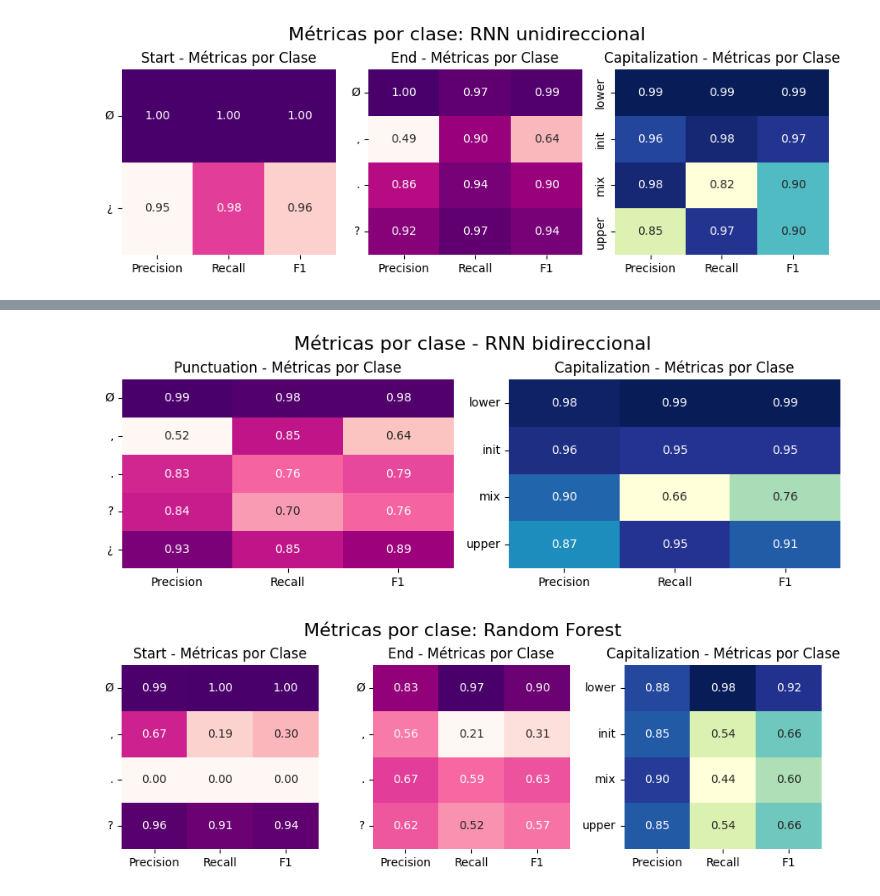
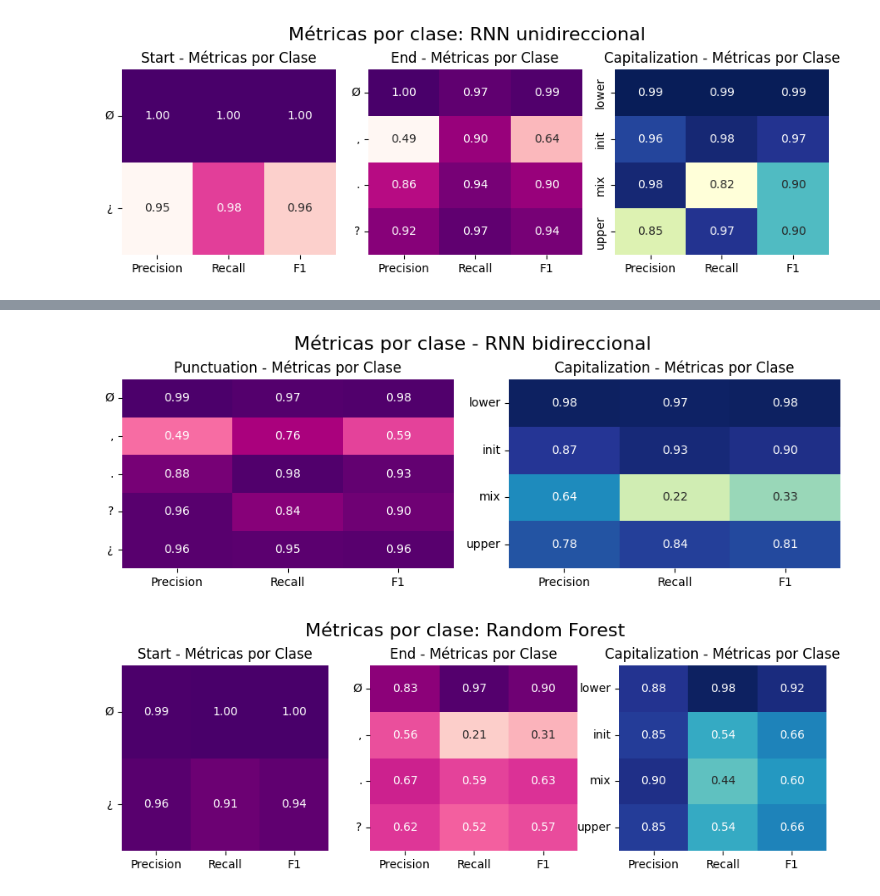
Before and after one commit to malualamo/Puntuacion-Capitalizacion, a Jupyter notebook: utils/Data_analysis.ipynb, the cells around one changed output, grey strips where cells are left out. Drawn from its saved outputs; the diff is of its cells as text; code cells hidden in the pictures.

```diff
--- a/utils/Data_analysis.ipynb
+++ b/utils/Data_analysis.ipynb
@@ -263,18 +371,18 @@ import pandas as pd
 
 # Datos del classification report (solo por clase, sin promedios ni accuracy general)
 punctuation_data = {
-    'Ø':   [0.99, 0.98, 0.98],
-    ',':   [0.52, 0.85, 0.64],
-    '.':   [0.83, 0.76, 0.79],
-    '?':   [0.84, 0.70, 0.76],
-    '¿':   [0.93, 0.85, 0.89]
+    'Ø':   [0.99, 0.97, 0.98],
+    ',':   [0.49, 0.76, 0.59],
+    '.':   [0.88, 0.98, 0.93],
+    '?':   [0.96, 0.84, 0.90],
+    '¿':   [0.96, 0.95, 0.96]
 }
 
 capitalization_data = {
-    'lower': [0.98, 0.99, 0.99],
-    'init':  [0.96, 0.95, 0.95],
-    'mix':   [0.90, 0.66, 0.76],
-    'upper': [0.87, 0.95, 0.91]
+    'lower': [0.98, 0.97, 0.98],
+    'init':  [0.87, 0.93, 0.90],
+    'mix':   [0.64, 0.22, 0.33],
+    'upper': [0.78, 0.84, 0.81]
 }
 
 # Convertir a DataFrames
@@ -285,12 +393,14 @@ df_cap   = pd.DataFrame(capitalization_data, index=['Precision', 'Recall', 'F1']
 fig, axes = plt.subplots(1, 2, figsize=(9, 3))
 
 # Heatmap Punctuation
-sns.heatmap(df_punct, annot=True, cmap='RdPu', fmt=".2f", cbar=False, ax=axes[0])
+sns.heatmap(df_punct, annot=True, cmap='RdPu', fmt=".2f", cbar=False,
+            vmin=0, vmax=1, ax=axes[0])
 axes[0].set_title('Punctuation - Métricas por Clase')
 axes[0].set_yticklabels(axes[0].get_yticklabels(), rotation=0)
 
 # Heatmap Capitalization
-sns.heatmap(df_cap, annot=True, cmap='YlGnBu', fmt=".2f", cbar=False, ax=axes[1])
+sns.heatmap(df_cap, annot=True, cmap='YlGnBu', fmt=".2f", cbar=False,
+            vmin=0, vmax=1, ax=axes[1])
 axes[1].set_title('Capitalization - Métricas por Clase')
 axes[1].set_yticklabels(axes[1].get_yticklabels(), rotation=0)
 
@@ -299,7 +409,7 @@ plt.tight_layout()
 plt.suptitle('Métricas por clase - RNN bidireccional', fontsize=16, y=1.05)
 plt.show()
 # %% [output]
-[figure, old version]
+[figure, new version]
 # %%
 import matplotlib.pyplot as plt
 import seaborn as sns
@@ -325,38 +435,40 @@ ending_punct_data = {
 }
 
 starting_punct_data = {
     0: [0.99, 1.00, 1.00],
-    2: [0.67, 0.19, 0.30],
-    3: [0.00, 0.00, 0.00],
     4: [0.96, 0.91, 0.94]
 }
 
 # Reemplazar índices por etiquetas legibles
 df_cap = pd.DataFrame(capitalization_data, index=["Precision", "Recall", "F1"]).T.rename(index=cap_labels)
 df_end = pd.DataFrame(ending_punct_data, index=["Precision", "Recall", "F1"]).T.rename(index=punct_labels)
 df_start = pd.DataFrame(starting_punct_data, index=["Precision", "Recall", "F1"]).T.rename(index=punct_labels)
 
 # Crear figura
 fig, axes = plt.subplots(1, 3, figsize=(9, 3))
 
 # Ending punctuation
-sns.heatmap(df_end, annot=True, cmap='RdPu', fmt=".2f", cbar=False, ax=axes[1])
+sns.heatmap(df_end, annot=True, cmap='RdPu', fmt=".2f", cbar=False,
+            vmin=0, vmax=1, ax=axes[1])
 axes[1].set_title("End - Métricas por Clase")
 axes[1].set_yticklabels(axes[1].get_yticklabels(), rotation=0)
 
 # Starting punctuation
-sns.heatmap(df_start, annot=True, cmap='RdPu', fmt=".2f", cbar=False, ax=axes[0])
+sns.heatmap(df_start, annot=True, cmap='RdPu', fmt=".2f", cbar=False,
+            vmin=0, vmax=1, ax=axes[0])
 axes[0].set_title("Start - Métricas por Clase")
-axes[0].set_yticklabels(axes[1].get_yticklabels(), rotation=0)
+axes[0].set_yticklabels(axes[0].get_yticklabels(), rotation=0)
 
 # Capitalization
-sns.heatmap(df_cap, annot=True, cmap='YlGnBu', fmt=".2f", cbar=False, ax=axes[2])
+sns.heatmap(df_cap, annot=True, cmap='YlGnBu', fmt=".2f", cbar=False,
+            vmin=0, vmax=1, ax=axes[2])
 axes[2].set_title("Capitalization - Métricas por Clase")
 axes[2].set_yticklabels(axes[2].get_yticklabels(), rotation=0)
 
-# Layout general
+
 plt.tight_layout()
 plt.suptitle("Métricas por clase: Random Forest", fontsize=16, y=1.05)
+fig.subplots_adjust(wspace=0.2)  # Aumentá este valor para más separación
 plt.show()
 # %% [output]
-[figure, old version]
+[figure, new version]
```
Also changed, not shown: parts of 6 cells of this notebook.
